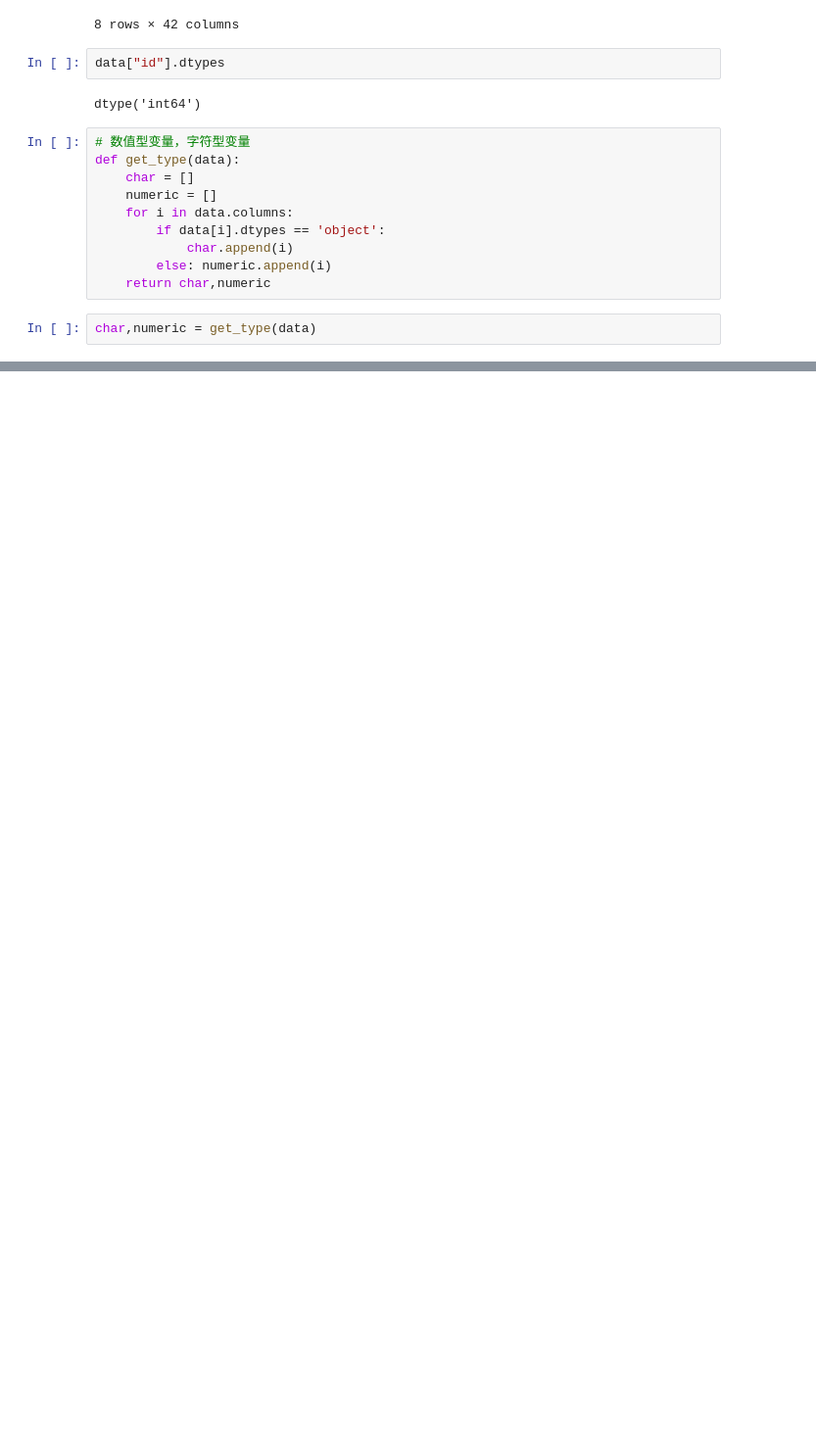
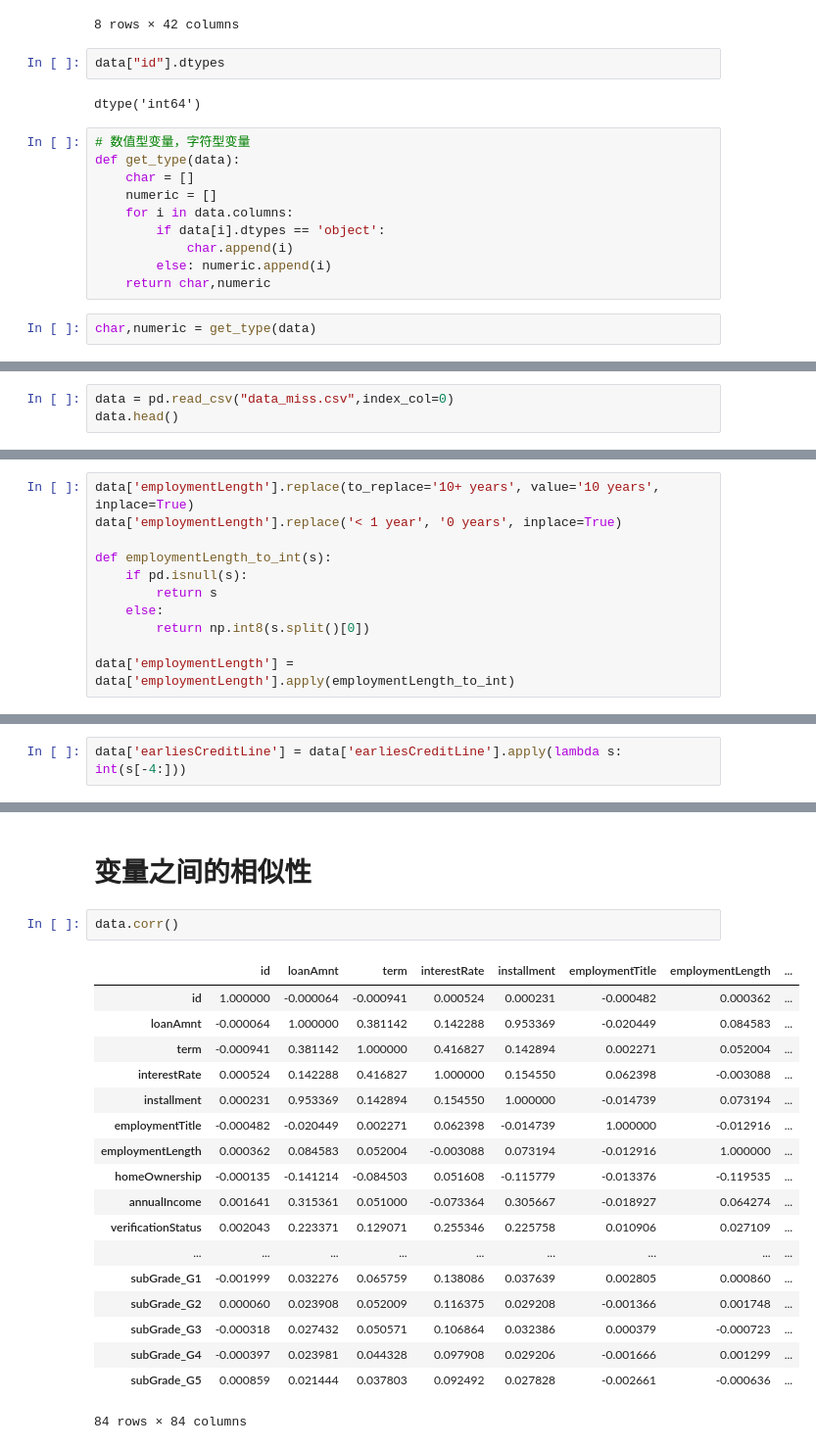
Before and after one commit to linjie1123/loan_default_predict, a Jupyter notebook: 金融风控.ipynb, the cells around one changed output, grey strips where cells are left out. Shown at 98% size. Cells and saved outputs as stored; diff of their text form; blank space fills up the shorter version.

```diff
--- a/金融风控.ipynb
+++ b/金融风控.ipynb
@@ -204,0 +214,3 @@ dtype: int64
+# %%
+data = pd.read_csv("data_miss.csv",index_col=0)
+data.head()
@@ -204,0 +242,11 @@ dtype: int64
+# %%
+data['employmentLength'].replace(to_replace='10+ years', value='10 years', inplace=True)
+data['employmentLength'].replace('< 1 year', '0 years', inplace=True)
+
+def employmentLength_to_int(s):
+    if pd.isnull(s):
+        return s
+    else:
+        return np.int8(s.split()[0])
+
+data['employmentLength'] = data['employmentLength'].apply(employmentLength_to_int)
@@ -204,0 +277,2 @@ dtype: int64
+# %%
+data['earliesCreditLine'] = data['earliesCreditLine'].apply(lambda s: int(s[-4:]))
@@ -204,0 +321,23 @@ dtype: int64
+# %% [markdown]
+# 变量之间的相似性
+# %%
+data.corr()
+# %% [output]
+|  | id | loanAmnt | term | interestRate | installment | employmentTitle | employmentLength | ... |
+| id | 1.000000 | -0.000064 | -0.000941 | 0.000524 | 0.000231 | -0.000482 | 0.000362 | ... |
+| loanAmnt | -0.000064 | 1.000000 | 0.381142 | 0.142288 | 0.953369 | -0.020449 | 0.084583 | ... |
+| term | -0.000941 | 0.381142 | 1.000000 | 0.416827 | 0.142894 | 0.002271 | 0.052004 | ... |
+| interestRate | 0.000524 | 0.142288 | 0.416827 | 1.000000 | 0.154550 | 0.062398 | -0.003088 | ... |
+| installment | 0.000231 | 0.953369 | 0.142894 | 0.154550 | 1.000000 | -0.014739 | 0.073194 | ... |
+| employmentTitle | -0.000482 | -0.020449 | 0.002271 | 0.062398 | -0.014739 | 1.000000 | -0.012916 | ... |
+| employmentLength | 0.000362 | 0.084583 | 0.052004 | -0.003088 | 0.073194 | -0.012916 | 1.000000 | ... |
+| homeOwnership | -0.000135 | -0.141214 | -0.084503 | 0.051608 | -0.115779 | -0.013376 | -0.119535 | ... |
+| annualIncome | 0.001641 | 0.315361 | 0.051000 | -0.073364 | 0.305667 | -0.018927 | 0.064274 | ... |
+| verificationStatus | 0.002043 | 0.223371 | 0.129071 | 0.255346 | 0.225758 | 0.010906 | 0.027109 | ... |
+| ... | ... | ... | ... | ... | ... | ... | ... | ... |
+| subGrade_G1 | -0.001999 | 0.032276 | 0.065759 | 0.138086 | 0.037639 | 0.002805 | 0.000860 | ... |
+| subGrade_G2 | 0.000060 | 0.023908 | 0.052009 | 0.116375 | 0.029208 | -0.001366 | 0.001748 | ... |
+| subGrade_G3 | -0.000318 | 0.027432 | 0.050571 | 0.106864 | 0.032386 | 0.000379 | -0.000723 | ... |
+| subGrade_G4 | -0.000397 | 0.023981 | 0.044328 | 0.097908 | 0.029206 | -0.001666 | 0.001299 | ... |
+| subGrade_G5 | 0.000859 | 0.021444 | 0.037803 | 0.092492 | 0.027828 | -0.002661 | -0.000636 | ... |
+84 rows × 84 columns
```
Also changed, not shown: parts of 35 cells of this notebook.
